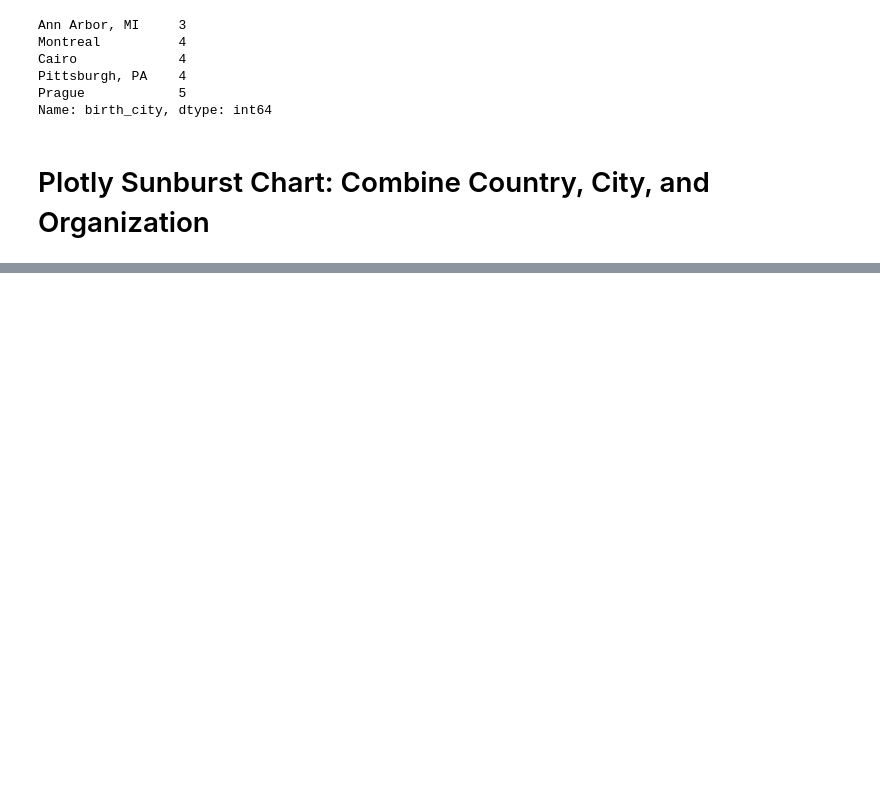
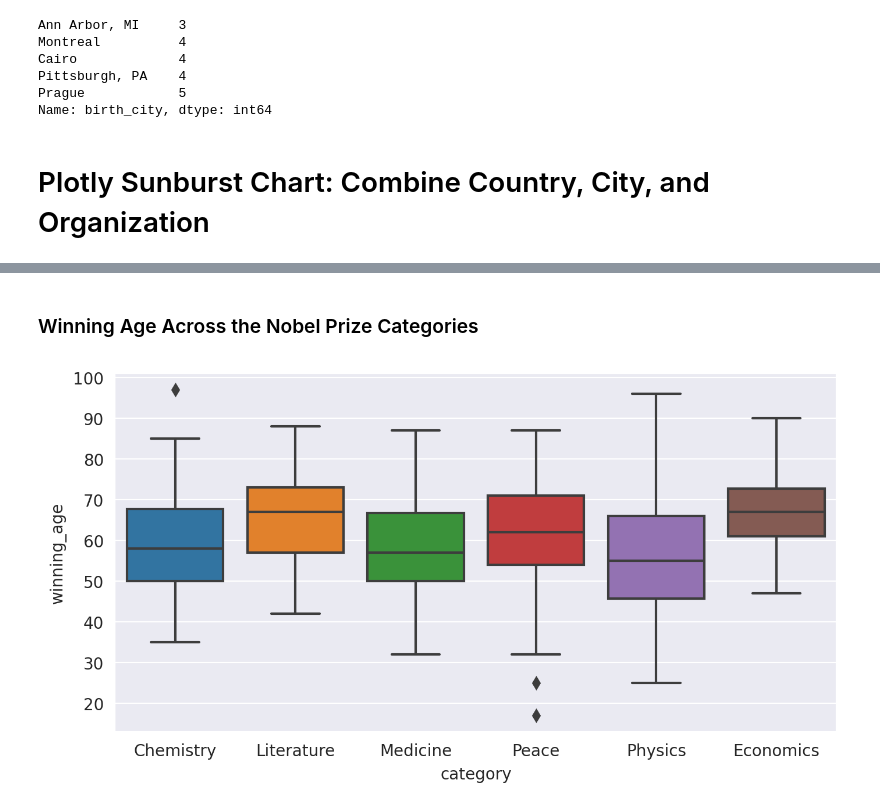
Before and after one commit to boolin9/nobel_prize_analysis, a Jupyter notebook: Nobel_Prize_Analysis.ipynb, the cells around one changed output, grey strips where cells are left out. Cells and saved outputs as stored; diff of their text form; code cells hidden in the pictures; blank space fills up the shorter version.

```diff
--- a/Nobel_Prize_Analysis.ipynb
+++ b/Nobel_Prize_Analysis.ipynb
@@ -575,0 +600,14 @@ How does the age of laureates vary by category?
+# %% [markdown]
+### Winning Age Across the Nobel Prize Categories
+# %%
+plt.figure(figsize=(8, 4),
+           dpi=200)
+
+with sns.axes_style('darkgrid'):
+    sns.boxplot(data=df_data,
+                x='category',
+                y='winning_age')
+
+plt.show()
+# %% [output]
+[figure, added]
```
Also changed, not shown: parts of 24 cells of this notebook.
